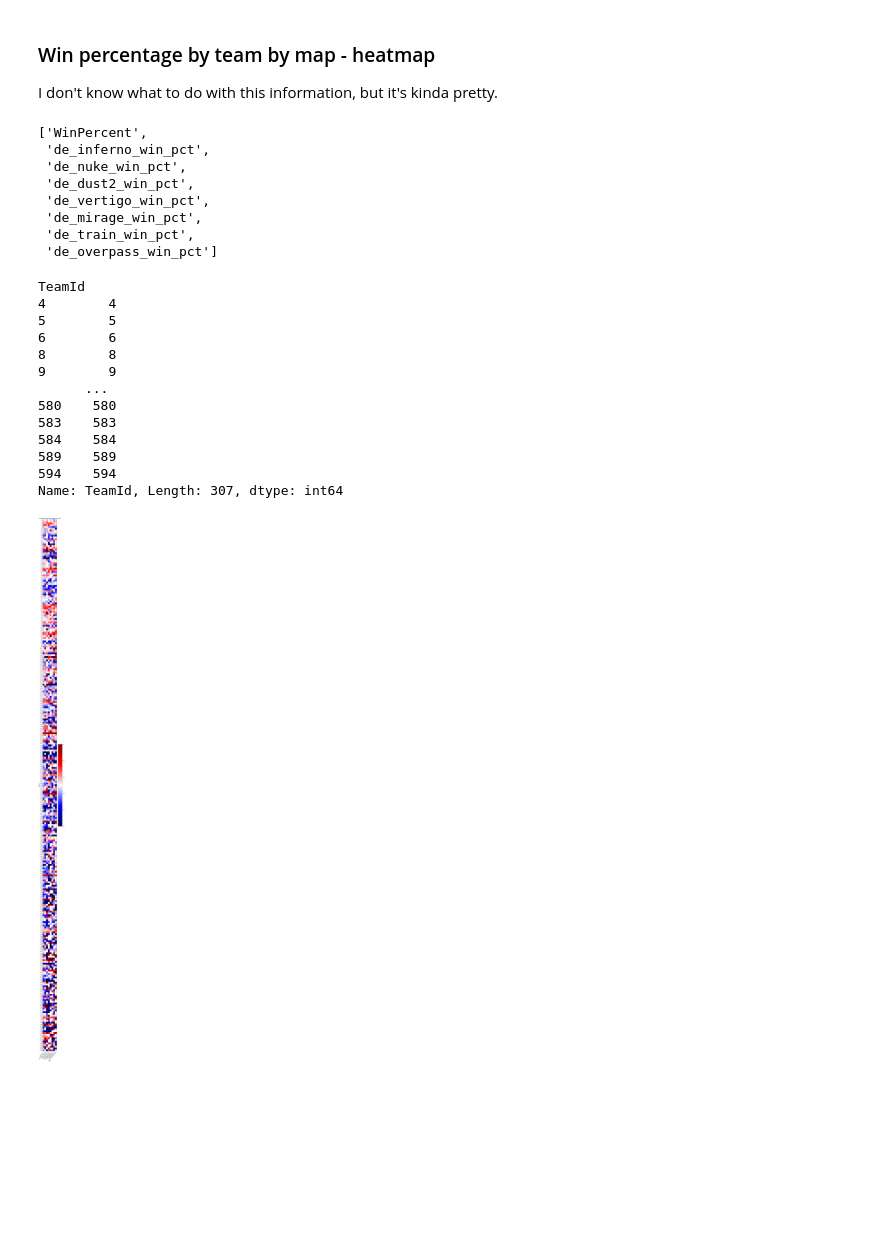
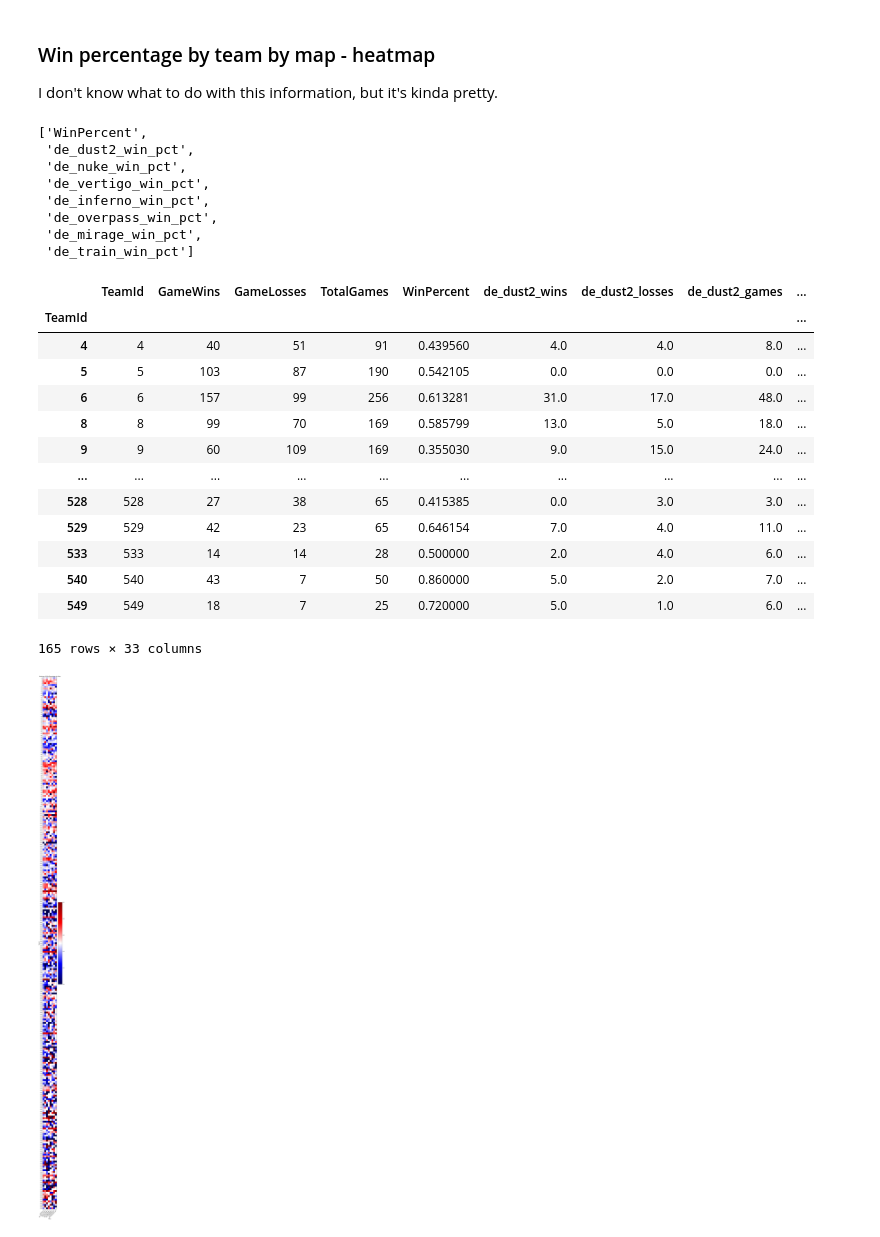
Before and after one commit to guidopetri/csgo-map-bandits, a Jupyter notebook: csgo_eda_michael.ipynb, the cells around one changed output. Drawn from its saved outputs; the diff is of its cells as text; code cells hidden in the pictures; blank space fills up the shorter version.

Commit message:
updated csgo_eda_michael for clean input data

```diff
--- a/csgo_eda_michael.ipynb
+++ b/csgo_eda_michael.ipynb
@@ -66,3 +6,9 @@ teams = pd.read_csv(data_dir+'teams.csv',names = cols_teams)
+# %%
+data_dir = '../data/clean/'
+demos = pd.read_csv(data_dir+'demos.csv')
+map_picks = pd.read_csv(data_dir+'map_picks.csv')
+matches = pd.read_csv(data_dir+'matches.csv')
+teams = pd.read_csv(data_dir+'teams.csv')
 # %%
 def build_team_record_df(teams,demos):
     '''Creates team_record dataframe where each row is a Team, columns are various stats.
@@ -167,29 +113,30 @@ win_cols.extend([m+'_win_pct' for m in list(demos['MapName'].unique()[:7])])
 win_cols
 # %% [output]
 ['WinPercent',
+ 'de_dust2_win_pct',
+ 'de_nuke_win_pct',
+ 'de_vertigo_win_pct',
  'de_inferno_win_pct',
- 'de_nuke_win_pct',
- 'de_dust2_win_pct',
- 'de_vertigo_win_pct',
+ 'de_overpass_win_pct',
  'de_mirage_win_pct',
- 'de_train_win_pct',
- 'de_overpass_win_pct']
+ 'de_train_win_pct']
 # %%
-team_record['TeamId']
+team_record
 # %% [output]
+|  | TeamId | GameWins | GameLosses | TotalGames | WinPercent | de_dust2_wins | de_dust2_losses | de_dust2_games | ... |
+| TeamId |  |  |  |  |  |  |  |  | ... |
+| 4 | 4 | 40 | 51 | 91 | 0.439560 | 4.0 | 4.0 | 8.0 | ... |
+| 5 | 5 | 103 | 87 | 190 | 0.542105 | 0.0 | 0.0 | 0.0 | ... |
+| 6 | 6 | 157 | 99 | 256 | 0.613281 | 31.0 | 17.0 | 48.0 | ... |
+| 8 | 8 | 99 | 70 | 169 | 0.585799 | 13.0 | 5.0 | 18.0 | ... |
+| 9 | 9 | 60 | 109 | 169 | 0.355030 | 9.0 | 15.0 | 24.0 | ... |
+| ... | ... | ... | ... | ... | ... | ... | ... | ... | ... |
+| 528 | 528 | 27 | 38 | 65 | 0.415385 | 0.0 | 3.0 | 3.0 | ... |
+| 529 | 529 | 42 | 23 | 65 | 0.646154 | 7.0 | 4.0 | 11.0 | ... |
+| 533 | 533 | 14 | 14 | 28 | 0.500000 | 2.0 | 4.0 | 6.0 | ... |
+| 540 | 540 | 43 | 7 | 50 | 0.860000 | 5.0 | 2.0 | 7.0 | ... |
+| 549 | 549 | 18 | 7 | 25 | 0.720000 | 5.0 | 1.0 | 6.0 | ... |
-TeamId
-4        4
-5        5
-6        6
-8        8
-9        9
-      ...
-580    580
-583    583
-584    584
-589    589
-594    594
-Name: TeamId, Length: 307, dtype: int64
+165 rows × 33 columns
 # %%
 fig,ax = plt.subplots(figsize=[5,100])
 im = plt.imshow(team_record[win_cols].fillna(.5),
```
Also changed, not shown: parts of 1 cell of this notebook.
